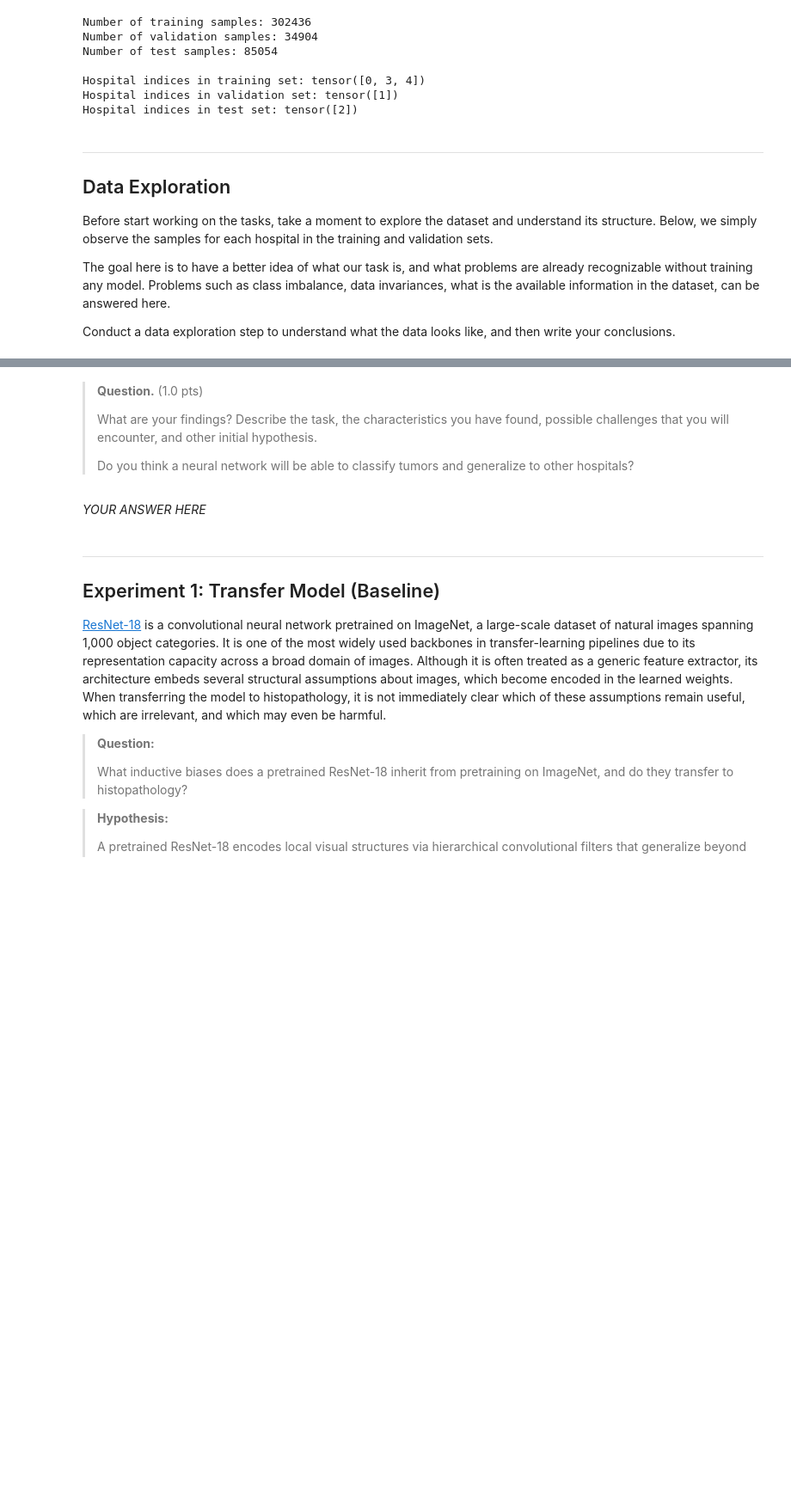
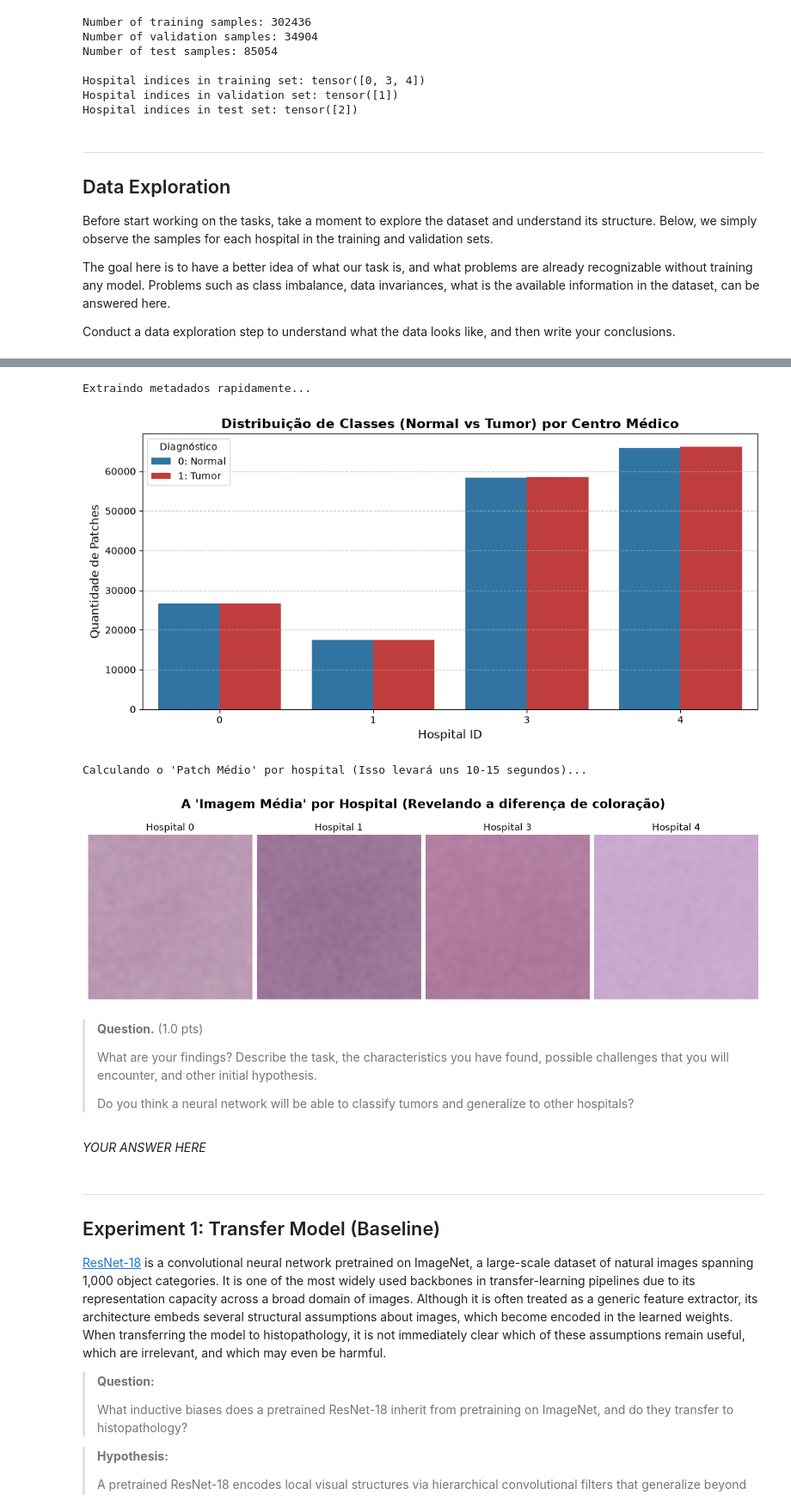
Before and after one commit to daniel-sfranco/Tarefa-3-MC886, a Jupyter notebook: mc886_1s2026_assignment_3_221409_259083.ipynb, the cells around one changed output, grey strips where cells are left out. Shown at 86% size. Saved outputs shown, nothing was run; the diff lists cells and outputs as text; code cells hidden in the pictures; blank space fills up the shorter version.

```diff
--- a/mc886_1s2026_assignment_3_221409_259083.ipynb
+++ b/mc886_1s2026_assignment_3_221409_259083.ipynb
@@ -239,9 +262,79 @@ plt.show()
 # %%
-# Explore the dataset further, plot at least one more figure to compose your EDA.
-# You can plot any figure you think will help you understand the dataset better. Examples include:
-# - Distribution of labels across hospitals
-# - Distribution of metadata features
-# - Distribution of pixel intensities
+import seaborn as pd
+import pandas as pd
+import numpy as np
+import matplotlib.pyplot as plt
+
+print("Extraindo metadados rapidamente...")
+
+# 1. Extração Rápida de Labels e Metadados (Acesso direto aos tensores, sem carregar as imagens)
+train_hospitals_arr = train_data.metadata_array[:, 0].numpy()
+train_labels_arr = train_data.y_array.numpy()
+
+val_hospitals_arr = val_data.metadata_array[:, 0].numpy()
+val_labels_arr = val_data.y_array.numpy()
+
+# Montando um DataFrame para o Seaborn
+df_train = pd.DataFrame({'Hospital': train_hospitals_arr, 'Label': train_labels_arr, 'Split': 'Train'})
+df_val = pd.DataFrame({'Hospital': val_hospitals_arr, 'Label': val_labels_arr, 'Split': 'Validation'})
+df_eda = pd.concat([df_train, df_val])
+
+# =====================================================================
+# GRÁFICO 1: Distribuição de Classes por Hospital
+# =====================================================================
+fig1, ax1 = plt.subplots(figsize=(10, 5))
+sns.countplot(data=df_eda, x='Hospital', hue='Label', palette=['#1f77b4', '#d62728'], ax=ax1)
+ax1.set_title('Distribuição de Classes (Normal vs Tumor) por Centro Médico', fontsize=14, fontweight='bold')
+ax1.set_xlabel('Hospital ID', fontsize=12)
+ax1.set_ylabel('Quantidade de Patches', fontsize=12)
+ax1.legend(title='Diagnóstico', labels=['0: Normal', '1: Tumor'])
+ax1.grid(axis='y', linestyle='--', alpha=0.7)
+plt.tight_layout()
+plt.show()
+
+# =====================================================================
+# GRÁFICO 2: O "Patch Médio" - Revelando o Viés de Cor (Domain Shift)
+# =====================================================================
+print("Calculando o 'Patch Médio' por hospital (Isso levará uns 10-15 segundos)...")
+
+all_hospitals = torch.unique(torch.cat([train_data.metadata_array[:, 0], val_data.metadata_array[:, 0]]))
+n_hospitals = len(all_hospitals)
+n_samples_for_mean = 300 # 300 imagens são suficientes para borrar as células e revelar o fundo
+
+fig2, axes2 = plt.subplots(1, n_hospitals, figsize=(n_hospitals * 3, 4), constrained_layout=True)
+fig2.suptitle("A 'Imagem Média' por Hospital (Revelando a diferença de coloração)", fontsize=16, fontweight='bold')
+
+for i, hospital in enumerate(all_hospitals):
+    # Procura em qual dataset o hospital está
+    if hospital in train_data.metadata_array[:, 0]:
+        dataset_search = train_data
+    else:
+        dataset_search = val_data
+
+    hospital_indices = torch.where(dataset_search.metadata_array[:, 0] == hospital)[0]
+    selected_indices = np.random.choice(hospital_indices, n_samples_for_mean, replace=False)
+
+    # Acumulador para somar as imagens
+    mean_img_tensor = torch.zeros((3, 224, 224))
+
+    for idx in selected_indices:
+        image, _, _ = dataset_search[idx]
+        mean_img_tensor += image
+
+    # Tira a média
+    mean_img_tensor = mean_img_tensor / n_samples_for_mean
+
+    # Desnormaliza e plota
+    axes2[i].imshow(denormalize(mean_img_tensor))
+    axes2[i].set_title(f"Hospital {hospital.item()}")
+    axes2[i].axis('off')
+
+plt.show()
+# %% [output]
+Extraindo metadados rapidamente...
+[figure, added]
+Calculando o 'Patch Médio' por hospital (Isso levará uns 10-15 segundos)...
+[figure, added]
 # %% [markdown]
 > **Question.** (1.0 pts)
 >
```
Also changed, not shown: parts of 11 cells of this notebook, 1 other file.
